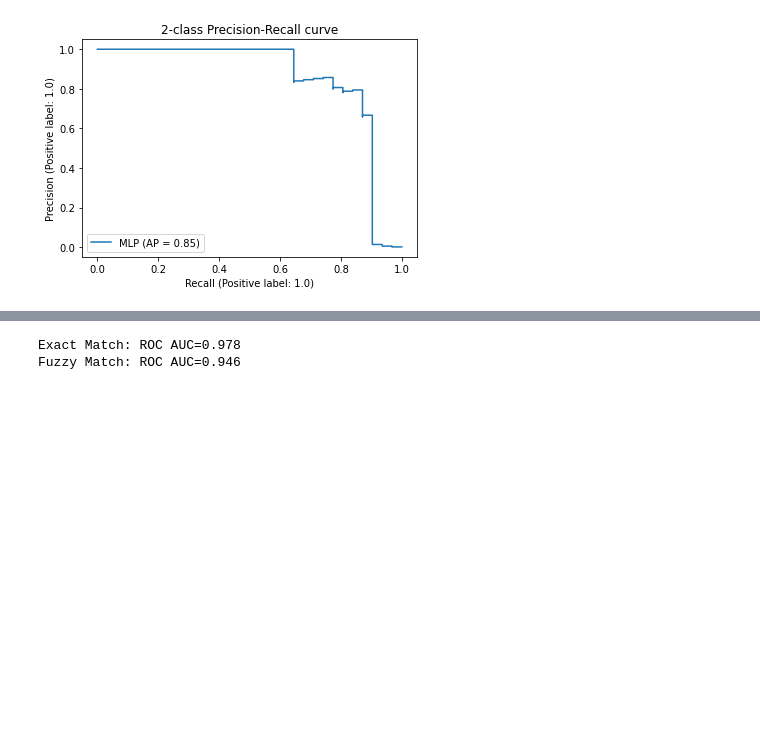
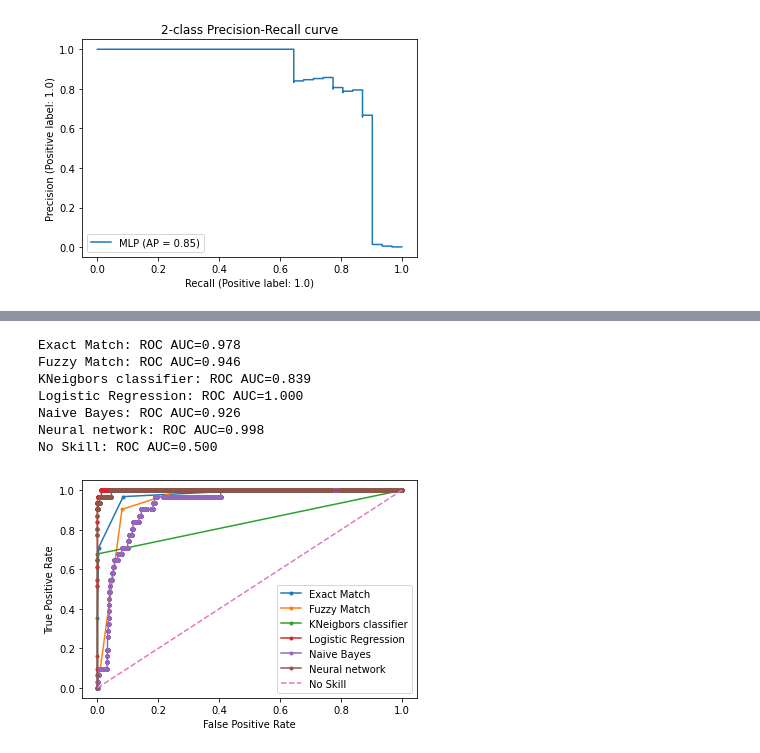
Before and after one commit to Basvdbrink1998/Entry-linking-in-18th-century-VOC-slave-archives, a Jupyter notebook: Annotation/Benchmarks.ipynb, the cells around one changed output, grey strips where cells are left out. Drawn from its saved outputs; the diff is of its cells as text; code cells hidden in the pictures; blank space fills up the shorter version.

```diff
--- a/Annotation/Benchmarks.ipynb
+++ b/Annotation/Benchmarks.ipynb
@@ -516,7 +317,0 @@ Index(['SlaafGender', 'SlaafNaamNieuw', 'BezitterGender', 'BezitterVoornaam',
-# %%
-from sklearn.linear_model import LogisticRegressionCV
-
-est = make_pipeline(StandardScaler(), LogisticRegressionCV(scoring='f1'))
-LGClf = fit_and_test_classifier(est, X_train, X_test, y_train, y_test, model_name="Log_reg2", figure_folder=figure_folder)
-
-Classifiers["Logistic Regression"] = LGClf
@@ -551,5 +332,0 @@ f1 score:  0.0
-# %%
-from sklearn.linear_model import SGDClassifier
-est = make_pipeline(StandardScaler(), SGDClassifier(loss='perceptron'))
-
-fit_and_test_classifier(est, X_train, X_test, y_train, y_test, model_name="SGD", figure_folder=figure_folder)
@@ -626,35 +346,41 @@ from matplotlib import pyplot
 # %%
 for name in Classifiers:
     model = Classifiers[name]
 #     print("name:", name)
     # predict probabilities
     lr_probs = model.predict_proba(X_test)
     # keep probabilities for the positive outcome only
 #     print("lr_probs", lr_probs)
     if type(lr_probs[0]) == np.ndarray:
         lr_probs = lr_probs[:, 1]
     # calculate scores
     lr_auc = roc_auc_score(y_test, lr_probs)
     # summarize scores
     print(name + ': ROC AUC=%.3f' % (lr_auc))
     # calculate roc curves
     lr_fpr, lr_tpr, _ = roc_curve(y_test, lr_probs)
     # plot the roc curve for the model
-    pyplot.plot(lr_fpr, lr_tpr, marker='.', label=name)
+    plt.plot(lr_fpr, lr_tpr, marker='.', label=name)
 
 ns_probs = [0 for _ in range(len(y_test))]
 ns_auc = roc_auc_score(y_test, ns_probs)
 ns_fpr, ns_tpr, _ = roc_curve(y_test, ns_probs)
-pyplot.plot(ns_fpr, ns_tpr, linestyle='--', label='No Skill')
+plt.plot(ns_fpr, ns_tpr, linestyle='--', label='No Skill')
 print('No Skill: ROC AUC=%.3f' % (ns_auc))
 
 # axis labels
-pyplot.xlabel('False Positive Rate')
-pyplot.ylabel('True Positive Rate')
+plt.xlabel('False Positive Rate')
+plt.ylabel('True Positive Rate')
 # show the legend
-pyplot.legend()
+plt.legend()
 # show the plot
-pyplot.show()
+plt.show()
 # %% [output]
 Exact Match: ROC AUC=0.978
 Fuzzy Match: ROC AUC=0.946
+KNeigbors classifier: ROC AUC=0.839
+Logistic Regression: ROC AUC=1.000
+Naive Bayes: ROC AUC=0.926
+Neural network: ROC AUC=0.998
+No Skill: ROC AUC=0.500
+[figure, added]
```
Also changed, not shown: parts of 48 cells of this notebook, 2 other files.
